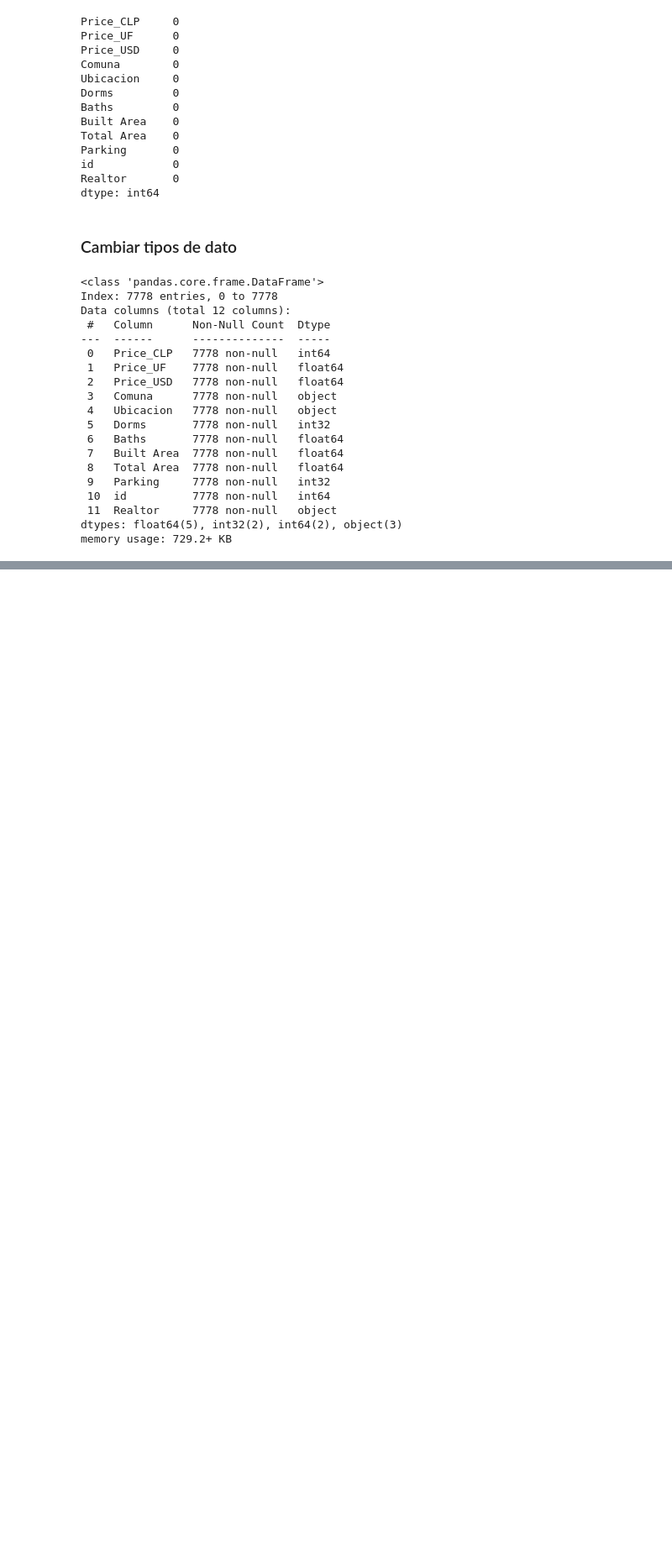
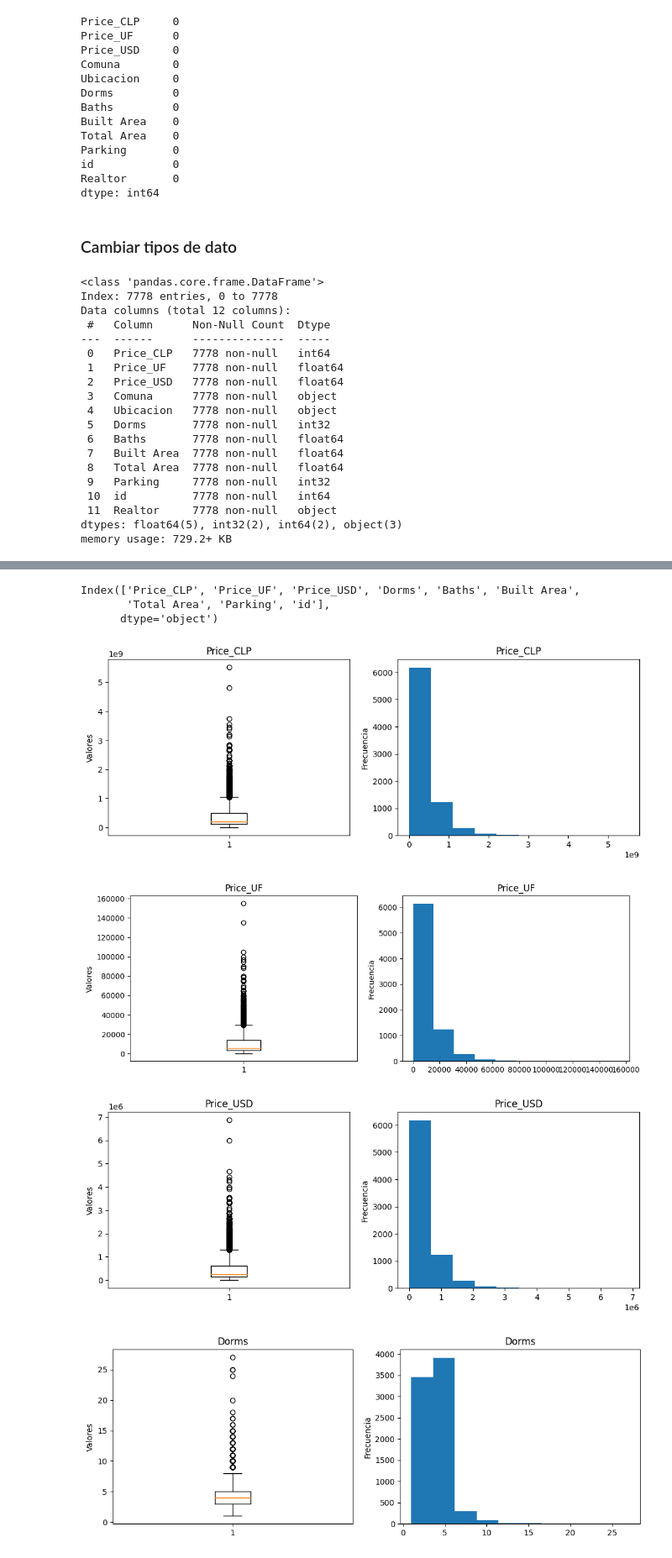
Before and after one commit to gonzakayunawel/casas_usadas_chile_analysis, a Jupyter notebook: B005_Gonzalo_Cayunao.ipynb, the cells around one changed output, grey strips where cells are left out. Shown at 84% size. Cells and saved outputs as stored; diff of their text form; code cells hidden in the pictures; blank space fills up the shorter version.

Commit message:
Histogramas y Boxplots

```diff
--- a/B005_Gonzalo_Cayunao.ipynb
+++ b/B005_Gonzalo_Cayunao.ipynb
@@ -245,0 +248,38 @@ df[df["Parking"] >= 13.0].sort_values(by="Parking", ascending=False)[:10]
+# %%
+numeric_cols = df.select_dtypes(include=["number"])
+numeric_cols.columns
+# %% [output]
+Index(['Price_CLP', 'Price_UF', 'Price_USD', 'Dorms', 'Baths', 'Built Area',
+       'Total Area', 'Parking', 'id'],
+      dtype='object')
+# %%
+numeric_cols = numeric_cols[
+    [
+        "Price_CLP",
+        "Price_UF",
+        "Price_USD",
+        "Dorms",
+        "Baths",
+        "Built Area",
+        "Total Area",
+        "Parking",
+    ]
+]
+# %%
+for col in numeric_cols:
+    fig, ax = plt.subplots(1, 2, sharey=False, sharex=False, figsize=(12, 4))
+
+    ax[0].boxplot(numeric_cols[col])
+    ax[0].set_title(col)
+    ax[0].set_ylabel("Valores")
+
+    ax[1].hist(numeric_cols[col])
+    ax[1].set_title(col)
+    ax[1].set_ylabel("Frecuencia")
+
+    plt.show()
+# %% [output]
+[figure, added]
+[figure, added]
+[figure, added]
+[figure, added]
```
Also changed, not shown: parts of 2 cells of this notebook.
